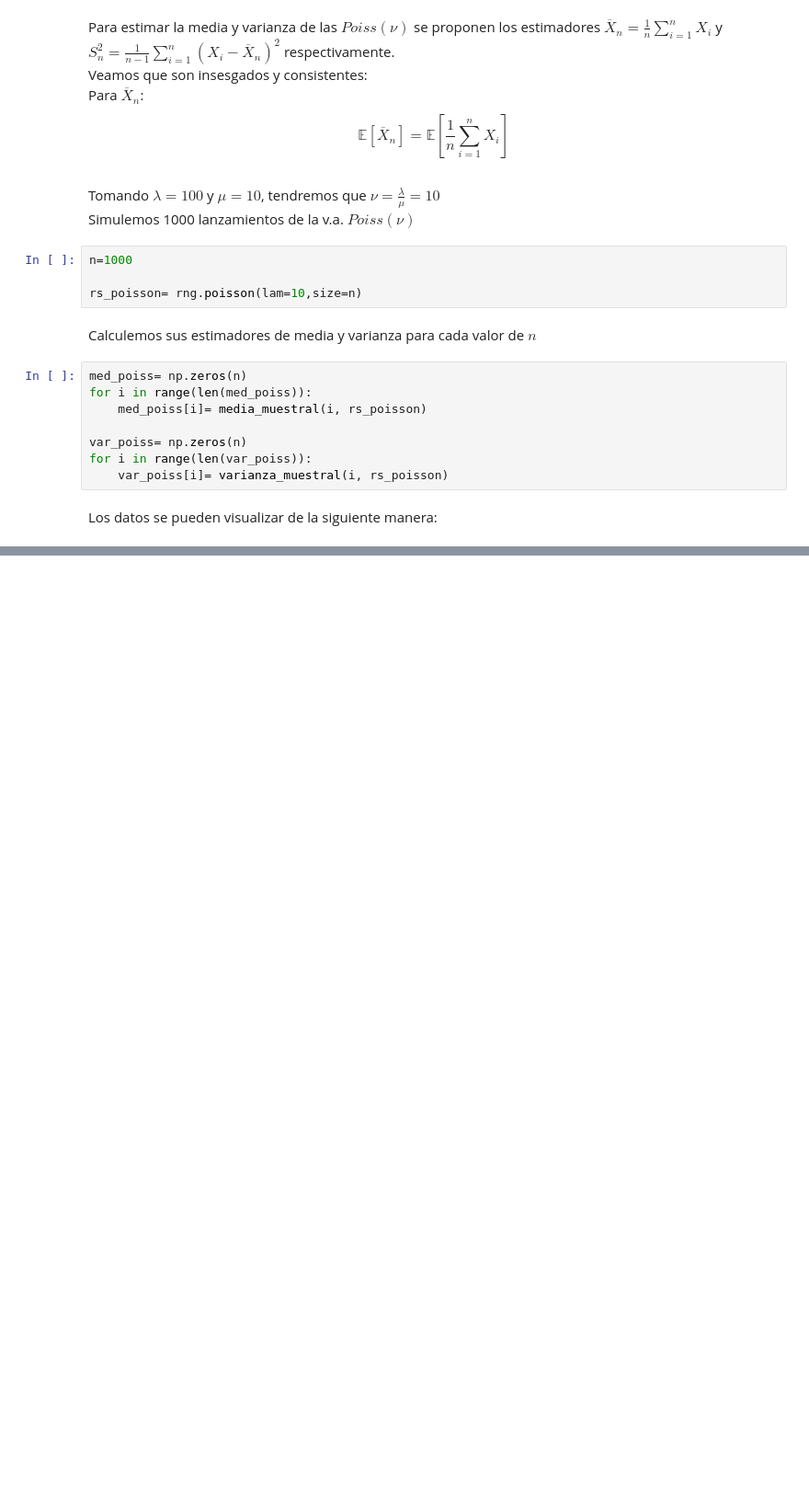
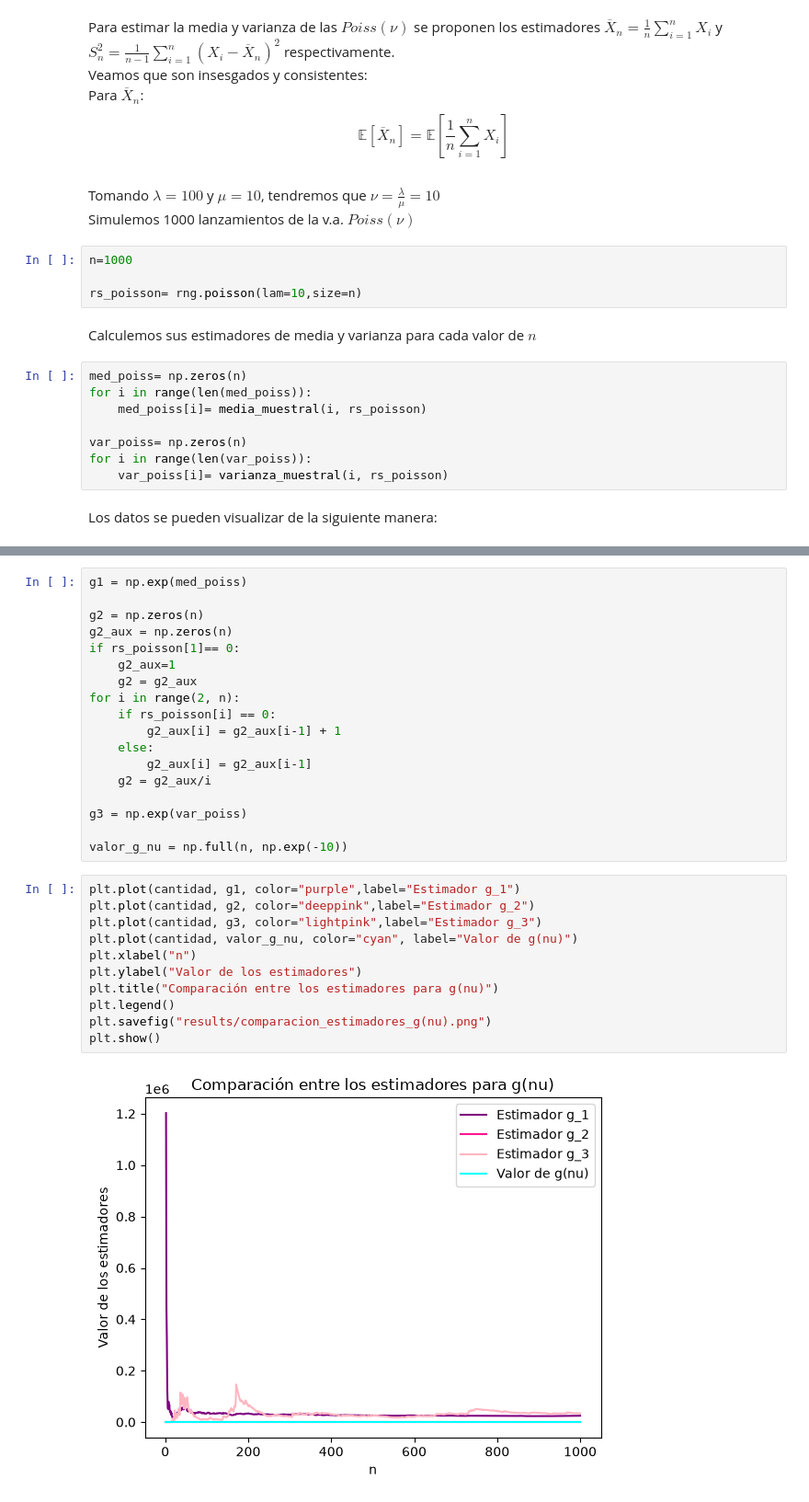
Before and after one commit to benjitabravocarvajal-spec/Tarea-1-estadistica, a Jupyter notebook: notebooks/tarea_1_parte_2.ipynb, the cells around one changed output, grey strips where cells are left out. Shown at 92% size. Saved outputs shown, nothing was run; the diff lists cells and outputs as text; blank space fills up the shorter version.

```diff
--- a/notebooks/tarea_1_parte_2.ipynb
+++ b/notebooks/tarea_1_parte_2.ipynb
@@ -65,0 +86,31 @@ plt.show()
+# %%
+g1 = np.exp(med_poiss)
+
+g2 = np.zeros(n)
+g2_aux = np.zeros(n)
+if rs_poisson[1]== 0:
+    g2_aux=1
+    g2 = g2_aux
+for i in range(2, n):
+    if rs_poisson[i] == 0:
+        g2_aux[i] = g2_aux[i-1] + 1
+    else:
+        g2_aux[i] = g2_aux[i-1]
+    g2 = g2_aux/i
+
+g3 = np.exp(var_poiss)
+
+valor_g_nu = np.full(n, np.exp(-10))
+# %%
+plt.plot(cantidad, g1, color="purple",label="Estimador g_1")
+plt.plot(cantidad, g2, color="deeppink",label="Estimador g_2")
+plt.plot(cantidad, g3, color="lightpink",label="Estimador g_3")
+plt.plot(cantidad, valor_g_nu, color="cyan", label="Valor de g(nu)")
+plt.xlabel("n")
+plt.ylabel("Valor de los estimadores")
+plt.title("Comparación entre los estimadores para g(nu)")
+plt.legend()
+plt.savefig("results/comparacion_estimadores_g(nu).png")
+plt.show()
+# %% [output]
+[figure, added]
```
Also changed, not shown: parts of 5 cells of this notebook, 4 other files.
